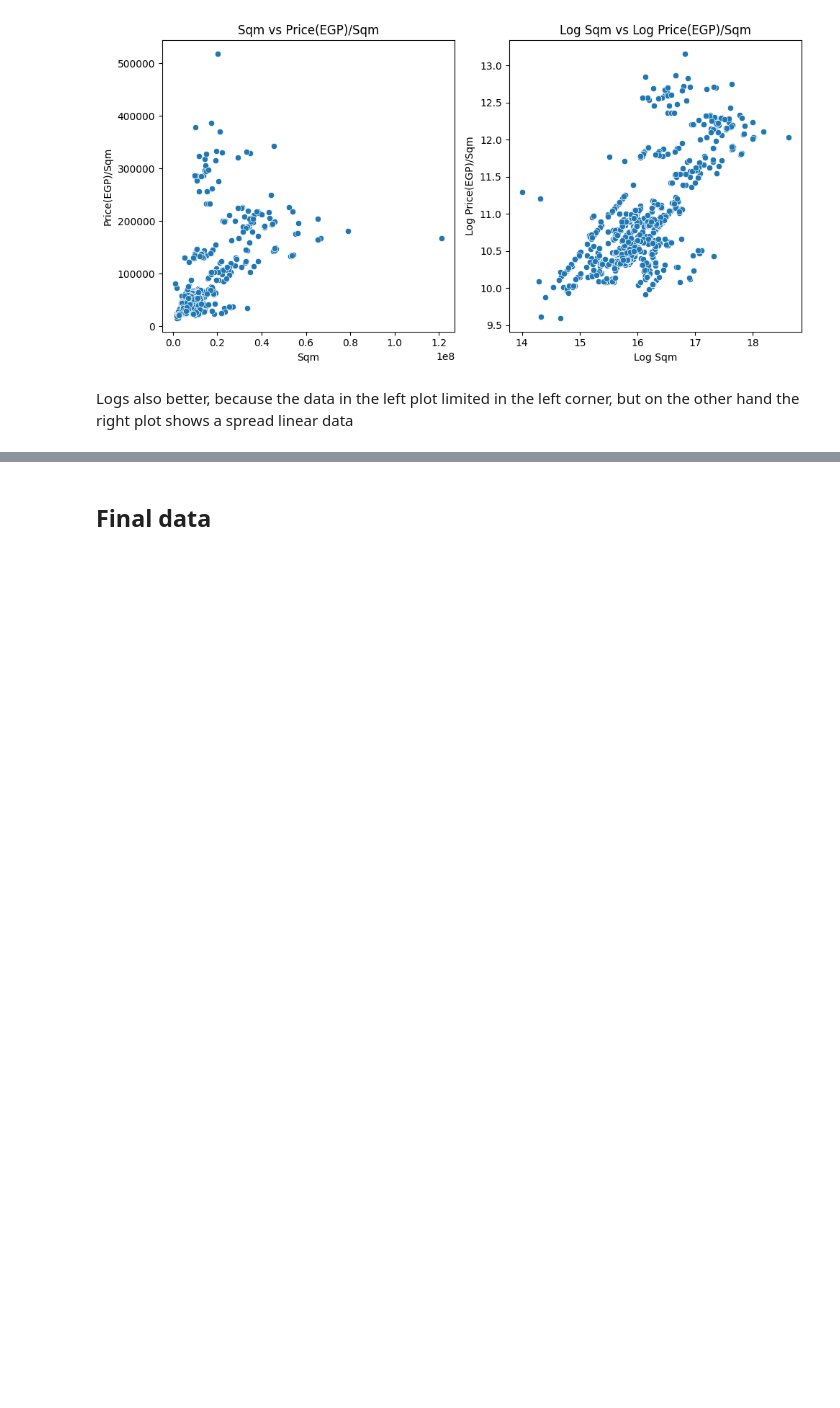
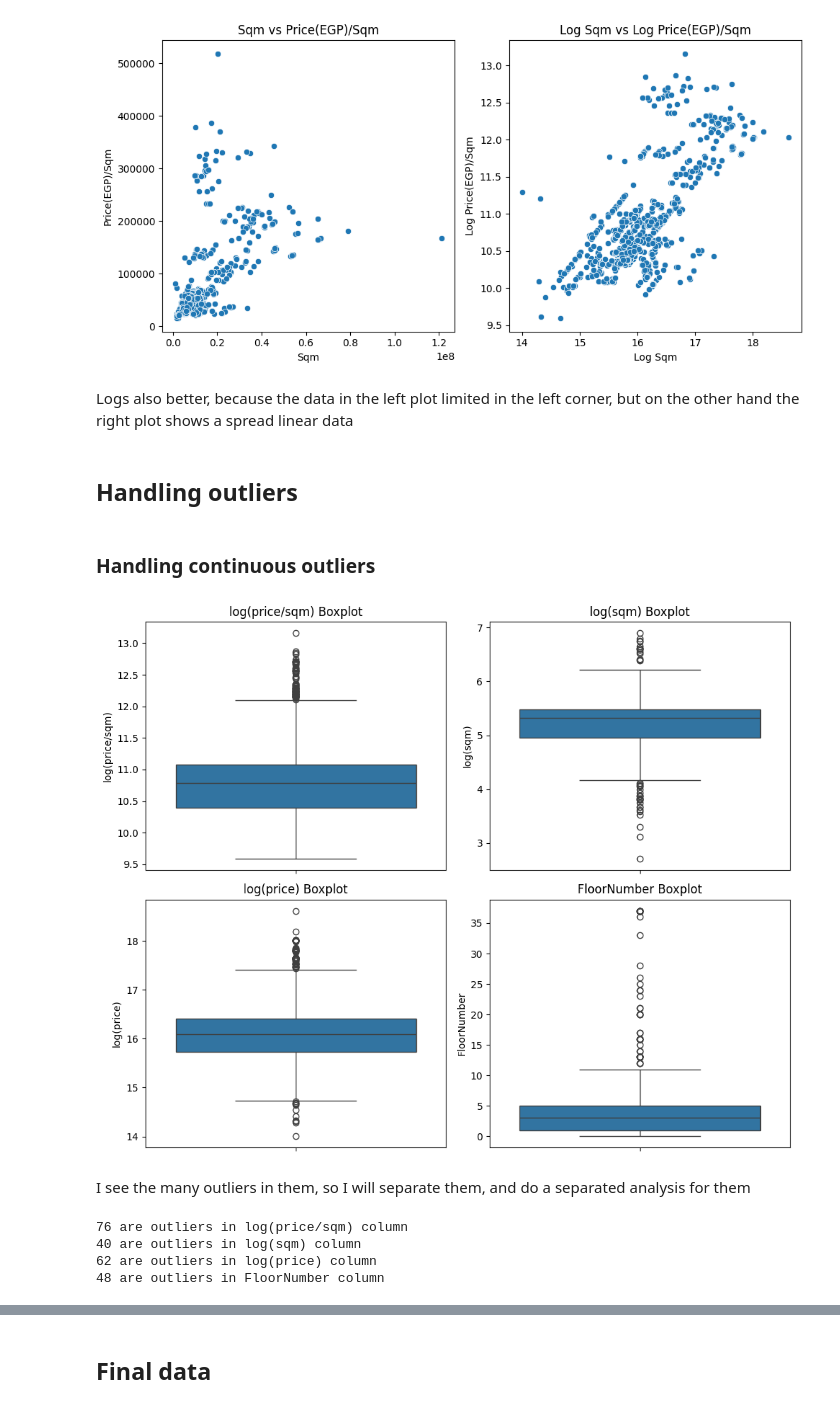
Before and after one commit to MinaAlberDS/Codveda-Internship, a Jupyter notebook: Level 1/Task 2/Data_cleaning.ipynb, the cells around one changed output, grey strips where cells are left out. Drawn from its saved outputs; the diff is of its cells as text; code cells hidden in the pictures; blank space fills up the shorter version.

Commit message:
Prepared the Task 1 of the level 2 workspace, and the data of regression model. Split the outliers from non-outliers

```diff
--- a/Level 1/Task 2/Data_cleaning.ipynb
+++ b/Level 1/Task 2/Data_cleaning.ipynb
@@ -829,21 +826,0 @@ re_df.head()
-# %%
-import matplotlib.pyplot as plt
-import seaborn as sns
-numerical_cols = ['sqm','Price/Sqm','Price(EGP)',"BuildingNumber","FloorNumber","UnitNumber"]
-def boxplots(cols):
-    """Plot boxplots for each column in cols to visualize outliers."""
-    fig, (
-        (ax1, ax2),
-        (ax3, ax4),
-        (ax5, ax6)
-    ) = plt.subplots(3,2,figsize=(10,8))
-
-
-    # Plot the plots
-    for ax, col in zip([ax1,ax2,ax3,ax4,ax5,ax6], cols):
-        plot = sns.boxplot(re_df[col], label=f"{col} boxplot", ax=ax)
-        plot.set_title(f"{col} Boxplot")
-    plt.tight_layout()
-    plt.show()
-
-boxplots(numerical_cols)
@@ -995,3 +912,49 @@ _, re_df["log(price/sqm)"] = two_scatters_plot(re_df["Price(EGP)"],re_df["Price/
 [figure]
 # %% [markdown]
 Logs also better, because the data in the left plot limited in the left corner, but on the other hand the right plot shows a spread linear data
+# %% [markdown]
+## Handling outliers
+# %% [markdown]
+### Handling continuous outliers
+# %%
+numerical_cols = ["log(price/sqm)","log(sqm)","log(price)","FloorNumber"]
+
+def boxplots(cols):
+    """Plot boxplots for each column in cols to visualize outliers."""
+    fig, (
+        (ax1, ax2),
+        (ax3, ax4),
+    ) = plt.subplots(2,2,figsize=(10,8))
+
+
+    # Plot the plots
+    for ax, col in zip([ax1,ax2,ax3,ax4], cols):
+        plot = sns.boxplot(re_df[col], label=f"{col} boxplot", ax=ax)
+        plot.set_title(f"{col} Boxplot")
+    plt.tight_layout()
+    plt.show()
+
+boxplots(numerical_cols)
+# %% [output]
+[figure, added]
+# %% [markdown]
+I see the many outliers in them, so I will separate them, and do a separated analysis for them
+# %%
+
+def outliers_dummy(cols):
+    """Add boolean columns indicating outliers for each column in cols using the IQR method."""
+    for col in cols:
+        q1 = re_df[col].quantile(0.25) # Q1
+        q3 = re_df[col].quantile(0.75) # Q3
+        iqr = q3 - q1 # IQR
+        low_lim = q1 - 1.5*iqr # Low bound of limitation
+        upper_lim = q3 + 1.5*iqr # upper bound of limitation
+        condition = (re_df[col] < low_lim) | (re_df[col] > upper_lim)
+        re_df[f"Is {col} outlier"] = condition
+        print(f"{condition.sum()} are outliers in {col} column")
+outliers_dummy(numerical_cols)
+# %% [output]
+76 are outliers in log(price/sqm) column
+40 are outliers in log(sqm) column
+62 are outliers in log(price) column
+48 are outliers in FloorNumber column
```
Also changed, not shown: parts of 22 cells of this notebook, 2 other files.
